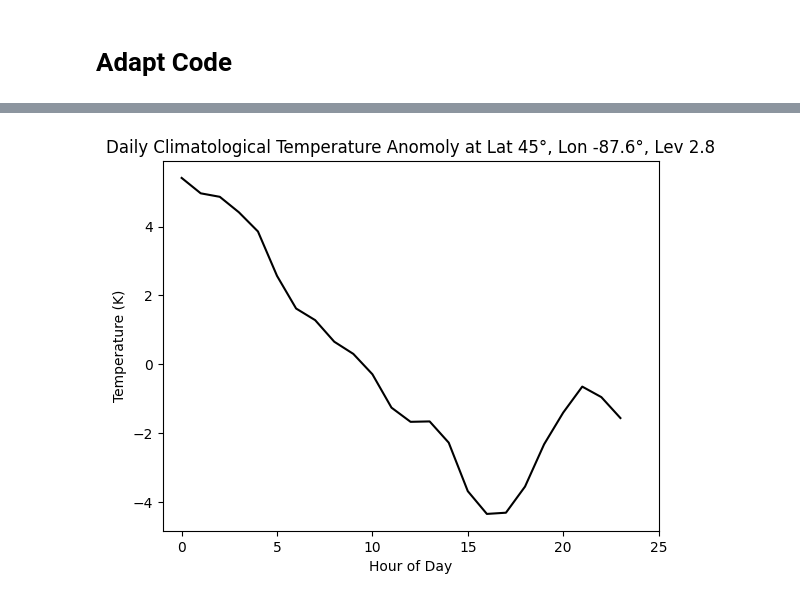
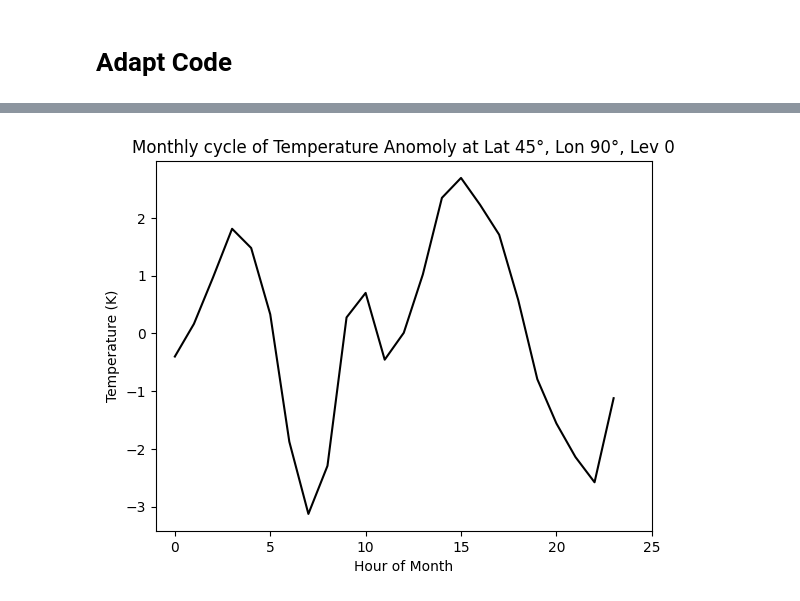
Before and after one commit to jpmailaddy/GEOS_GUI, a Jupyter notebook: seasonal_cycle_filtering_FFT.ipynb, the cells around one changed output, grey strips where cells are left out. Drawn from its saved outputs; the diff is of its cells as text; code cells hidden in the pictures.

```diff
--- a/seasonal_cycle_filtering_FFT.ipynb
+++ b/seasonal_cycle_filtering_FFT.ipynb
@@ -227,17 +231,16 @@ import xarray as xr
 from scipy.fft import fft
 from matplotlib.gridspec import GridSpec
 
-# Load netCDF4 data
-file_path = '/content/Jan15th_13.geosgcm_prog.20180116.nc4'
+file_path = '/content/2018_High_Vertical.geosgcm_prog.20180101.nc4' # This file is just 1 day (24hrs) data. Best if we use a dataset that spans at least one full month.
 data = xr.open_dataset(file_path)
 
-# Extract temperature (T) and time
-temp= data['T'] # Temperature
+# Extract temperature (T)
+temp= data['T']
 
 # Extract specific latitude, longitude, and pressure level
 lat = 45  # The specific latitude we want to retreive data
-lon = -87.6  # The specific longtitude we want to retreive data
-lev = 2.8  # The specific lev we want to retreive data
+lon = 90  # The specific longtitude we want to retreive data
+lev = 0  # The specific lev we want to retreive data
 
 print(temp)
 
@@ -258,26 +261,26 @@ print(np.shape(TIME))
 print(X)
 print(TIME)
 
-### Calculate the daily climatology (i.e., average each day over all years)
+### Calculate the hourly temperature (i.e., average each hour over all months)
 foo = {tuple(row) for row in TIME[:,2:4]}
 print(foo)
 TIME_climate = np.vstack(tuple(foo))
 print(TIME_climate.shape)
 TIME_climate = TIME_climate[np.lexsort((TIME_climate[:,1],TIME_climate[:,0])),:]
 #print(TIME_climate)
-days_in_year = np.size(TIME_climate, axis=0)
-Yclim = np.empty(days_in_year)
+hours_in_month = np.size(TIME_climate, axis=0)
+Yclim = np.empty(hours_in_month)
 Yclim[:] = np.NAN
-for iday in np.arange(0,days_in_year):
-    month = TIME_climate[iday,0]
-    day = TIME_climate[iday,1]
-    t = np.where(np.logical_and(TIME[:,2]==month,TIME[:,3]==day))
+for iday in np.arange(0,hours_in_month):
+    day = TIME_climate[iday,0]
+    hour = TIME_climate[iday,1]
+    t = np.where(np.logical_and(TIME[:,2]==day,TIME[:,3]==hour))
     Yclim[iday] = np.nanmean(X[t])
 
-### Plot the mean seasonal cycle (i.e., the values of the daily climatology over an entire year)
+### Plot the mean monthly cycle (i.e., the values of the temperature over an entire month)
 plt.plot(np.arange(0,np.size(Yclim)),Yclim,'-k');
 plt.ylabel('Temperature (K)');
-plt.xlabel('Hour of Day');
-plt.xlim(-1,25);
-plt.title('Daily Climatological Temperature at Lat {}°, Lon {}°, Lev {}'.format(lat, lon, lev));
+plt.xlabel('Hour of month');
+plt.xlim(-1,25); # this should be adjusted if we have longer dataset (here the maximum should be 24*31 = 744)
+plt.title('Monthly Cycle of Temperature at Lat {}°, Lon {}°, Lev {}'.format(lat, lon, lev));
 # %% [output]
@@ -302,11 +305,11 @@ Attributes:
 # %%
-### Calculate the seasonal cycle anomaly (i.e., remove the annual mean) for the FFT
+### Calculate the monthly cycle anomaly (i.e., remove the monthly mean) for the FFT
 ### and PLOT IT.
 X = Yclim - np.mean(Yclim);
 plt.plot(np.arange(0,np.size(X)),X,'-k');
 plt.ylabel('Temperature (K)');
-plt.xlabel('Hour of Day');
+plt.xlabel('Hour of Month');
 plt.xlim(-1,25);
-plt.title('Daily Climatological Temperature Anomoly at Lat {}°, Lon {}°, Lev {}'.format(lat, lon, lev));
+plt.title('Monthly cycle of Temperature Anomoly at Lat {}°, Lon {}°, Lev {}'.format(lat, lon, lev));
 # %% [output]
-[figure, old version]
+[figure, new version]
```
Also changed, not shown: parts of 21 cells of this notebook.
